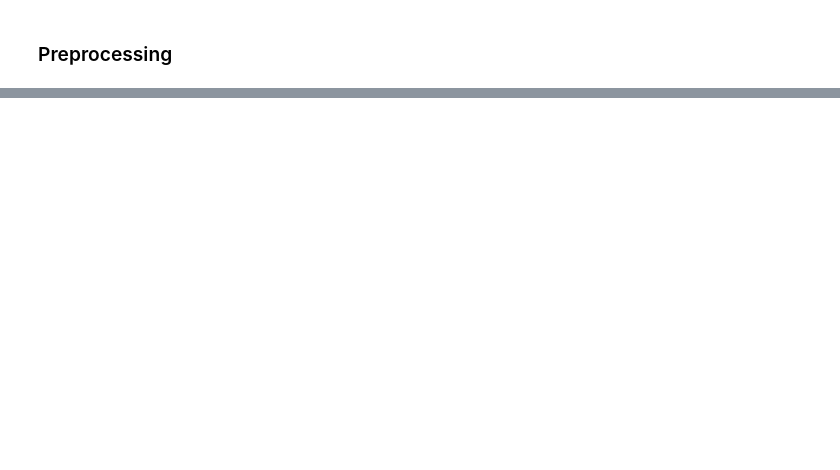
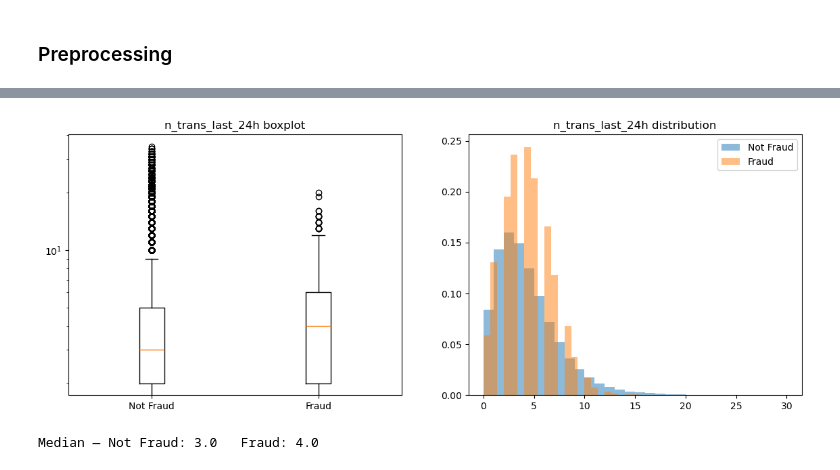
Before and after one commit to giorgiozoccatelli/Fraud-Detection, a Jupyter notebook: creditfraud.ipynb, the cells around one changed output, grey strips where cells are left out. Drawn from its saved outputs; the diff is of its cells as text; code cells hidden in the pictures; blank space fills up the shorter version.

Commit message:
checkpoint

```diff
--- a/creditfraud.ipynb
+++ b/creditfraud.ipynb
@@ -786,0 +870,27 @@ PR-AUC  : 0.0090
+# %%
+df_check = df[['cc_num', 'unix_time', 'is_fraud']].sort_values(['cc_num', 'unix_time']).copy()
+df_check['dt'] = pd.to_datetime(df_check['unix_time'], unit='s')
+df_check = df_check.set_index('dt')
+
+n_trans = df_check.groupby('cc_num')['unix_time'].rolling('24h').count() - 1
+df_check['n_trans_24h'] = n_trans.reset_index(level=0, drop=True)
+
+legit = df_check[df_check['is_fraud'] == 0]['n_trans_24h'].dropna()
+fraud = df_check[df_check['is_fraud'] == 1]['n_trans_24h'].dropna()
+
+fig, ax = plt.subplots(ncols=2, figsize=(14, 5))
+ax[0].boxplot([legit, fraud], tick_labels=['Not Fraud', 'Fraud'])
+ax[0].set_yscale('log')
+ax[0].set_title('n_trans_last_24h boxplot')
+
+clip = 30
+ax[1].hist(legit.clip(upper=clip), bins=30, alpha=0.5, label='Not Fraud', density=True)
+ax[1].hist(fraud.clip(upper=clip), bins=30, alpha=0.5, label='Fraud', density=True)
+ax[1].set_title('n_trans_last_24h distribution')
+ax[1].legend()
+plt.show()
+
+print(f"Median — Not Fraud: {legit.median():.1f}   Fraud: {fraud.median():.1f}")
+# %% [output]
+[figure, added]
+Median — Not Fraud: 3.0   Fraud: 4.0
```
Also changed, not shown: parts of 11 cells of this notebook.
